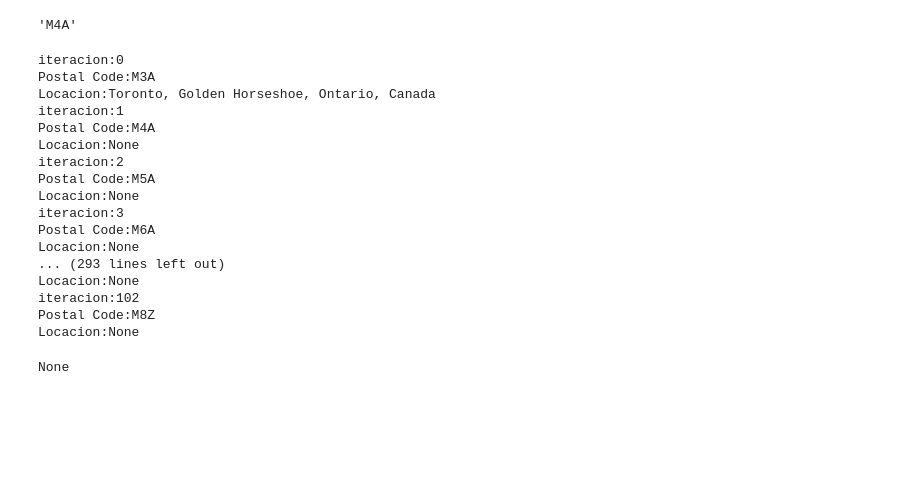
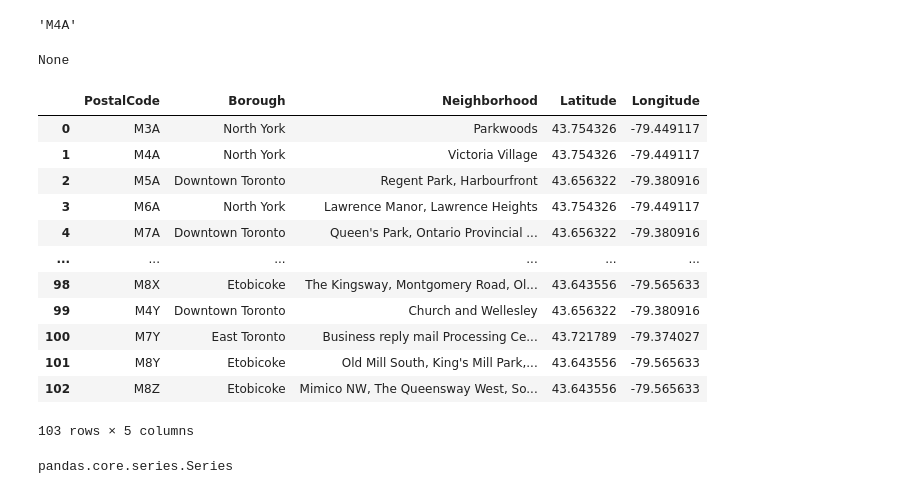
Before and after one commit to hectorvil/Canada_clustering, a Jupyter notebook: Segmenting and Clustering Neighborhoods in Toronto.ipynb, the cells around one changed output. Saved outputs shown, nothing was run; the diff lists cells and outputs as text; code cells hidden in the pictures; blank space fills up the shorter version.

```diff
--- a/Segmenting and Clustering Neighborhoods in Toronto.ipynb
+++ b/Segmenting and Clustering Neighborhoods in Toronto.ipynb
@@ -197,31 +186,9 @@ for data in neighborhoods_data:
 df_canada.loc[1,'PostalCode']
 # %% [output]
 'M4A'
-# %%
-for i in range(len(df_canada)):
-    #print("Total income in "+ df.loc[i,"Date"]+ " is:"+str(df.loc[i,"Income_1"]+df.loc[i,"Income_2"]))
-    location = geolocator.geocode('{}, Toronto, ON'.format(df_canada.loc[i,'PostalCode']))
-    print("iteracion:"+str(i)+"\nPostal Code:"+str(df_canada.loc[i,'PostalCode'])+"\nLocacion:"+str(location))
-# %% [output]
-iteracion:0
-Postal Code:M3A
-Locacion:Toronto, Golden Horseshoe, Ontario, Canada
-iteracion:1
-Postal Code:M4A
-Locacion:None
-iteracion:2
-Postal Code:M5A
-Locacion:None
-iteracion:3
-Postal Code:M6A
-Locacion:None
-... (293 lines left out)
-Locacion:None
-iteracion:102
-Postal Code:M8Z
-Locacion:None
 # %%
-location = geolocator.geocode('{}, Toronto, ON'.format('M6A'))
-print(location)
+location3 = geolocator.geocode('{}, Toronto, ON'.format('M3A'))
+location4 = geolocator.geocode('{}, Toronto, ON'.format('M4A'))
+print(location4)
 # %% [output]
 None
@@ -227,0 +197,36 @@ None
+# %%
+Latitude=[]
+Longitude=[]
+for i in range(df_canada.shape[0]):
+    adress=str(df_canada['Borough'][i]+' Canada')
+    #geolocator=Nominatim(user_agent="my_app", timeout=3)
+    location=geolocator.geocode(adress)
+    #print(location)
+    latitude=location.latitude
+    longitude=location.longitude
+    Latitude.append(latitude)
+    #print(Latitude)
+    Longitude.append(longitude)
+    #print(Longitude)
+df_canada['Latitude']=Latitude
+df_canada['Longitude']=Longitude
+# %%
+df_canada
+# %% [output]
+|  | PostalCode | Borough | Neighborhood | Latitude | Longitude |
+| 0 | M3A | North York | Parkwoods | 43.754326 | -79.449117 |
+| 1 | M4A | North York | Victoria Village | 43.754326 | -79.449117 |
+| 2 | M5A | Downtown Toronto | Regent Park, Harbourfront | 43.656322 | -79.380916 |
+| 3 | M6A | North York | Lawrence Manor, Lawrence Heights | 43.754326 | -79.449117 |
+| 4 | M7A | Downtown Toronto | Queen's Park, Ontario Provincial ... | 43.656322 | -79.380916 |
+| ... | ... | ... | ... | ... | ... |
+| 98 | M8X | Etobicoke | The Kingsway, Montgomery Road, Ol... | 43.643556 | -79.565633 |
+| 99 | M4Y | Downtown Toronto | Church and Wellesley | 43.656322 | -79.380916 |
+| 100 | M7Y | East Toronto | Business reply mail Processing Ce... | 43.721789 | -79.374027 |
+| 101 | M8Y | Etobicoke | Old Mill South, King's Mill Park,... | 43.643556 | -79.565633 |
+| 102 | M8Z | Etobicoke | Mimico NW, The Queensway West, So... | 43.643556 | -79.565633 |
+103 rows × 5 columns
+# %%
+type(df_canada['PostalCode'])
+# %% [output]
+pandas.core.series.Series
```
Also changed, not shown: parts of 9 cells of this notebook.
